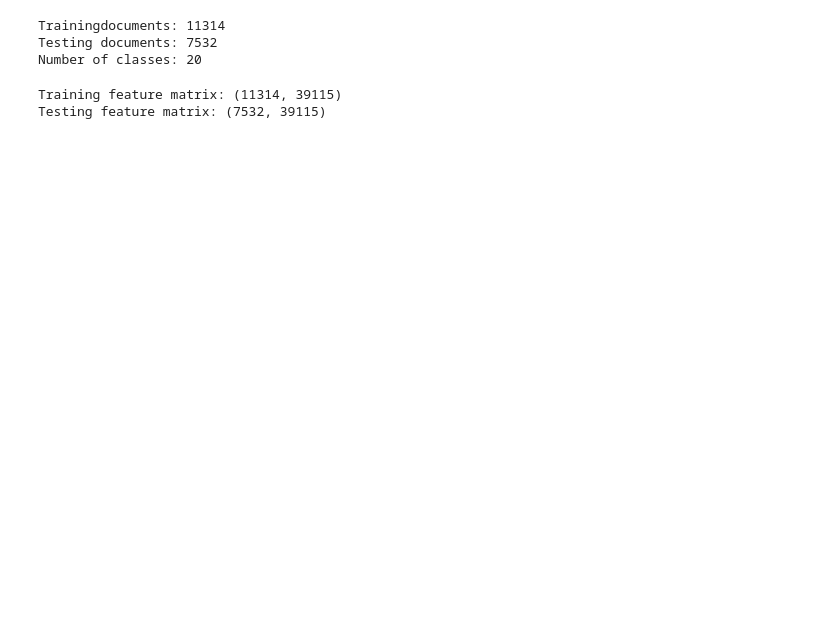
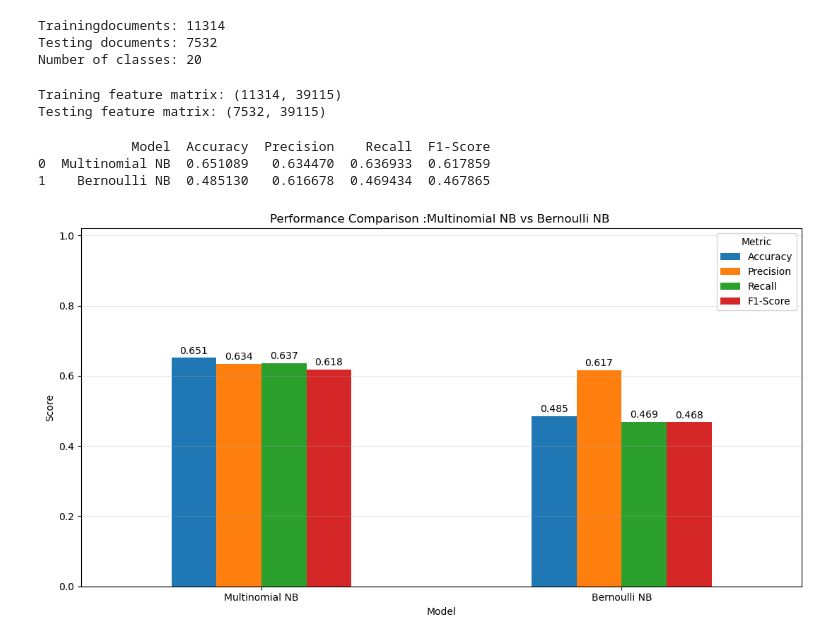
Before and after one commit to Alwin-sabu-2006/Machine-learning, a Jupyter notebook: experiment 4s.ipynb, the cells around one changed output. Drawn from its saved outputs; the diff is of its cells as text; code cells hidden in the pictures; blank space fills up the shorter version.

```diff
--- a/experiment 4s.ipynb
+++ b/experiment 4s.ipynb
@@ -83,0 +131,36 @@ y_pred_bnb=bnb.predict(
+# %%
+print(results)
+# %% [output]
+            Model  Accuracy  Precision    Recall  F1-Score
+0  Multinomial NB  0.651089   0.634470  0.636933  0.617859
+1    Bernoulli NB  0.485130   0.616678  0.469434  0.467865
+# %%
+results_metrics=results[
+      ["Model","Accuracy","Precision","Recall","F1-Score"]
+      ]
+ax=results_metrics.set_index("Model").plot(
+    kind="bar",
+    figsize=(11,6)
+)
+plt.title(
+    "Performance Comparison :Multinomial NB vs Bernoulli NB "
+)
+plt.xlabel("Model")
+plt.ylabel("Score")
+plt.ylim(0,1.02)
+plt.xticks(rotation=0)
+plt.legend(title="Metric")
+plt.grid(
+     axis="y",
+     alpha=0.3
+)
+for container in ax.containers:
+     ax.bar_label(
+         container,
+         fmt="%.3f",
+         padding=2
+     )
+plt.tight_layout()
+plt.show()
+# %% [output]
+[figure, added]
```
Also changed, not shown: parts of 1 cell of this notebook.
